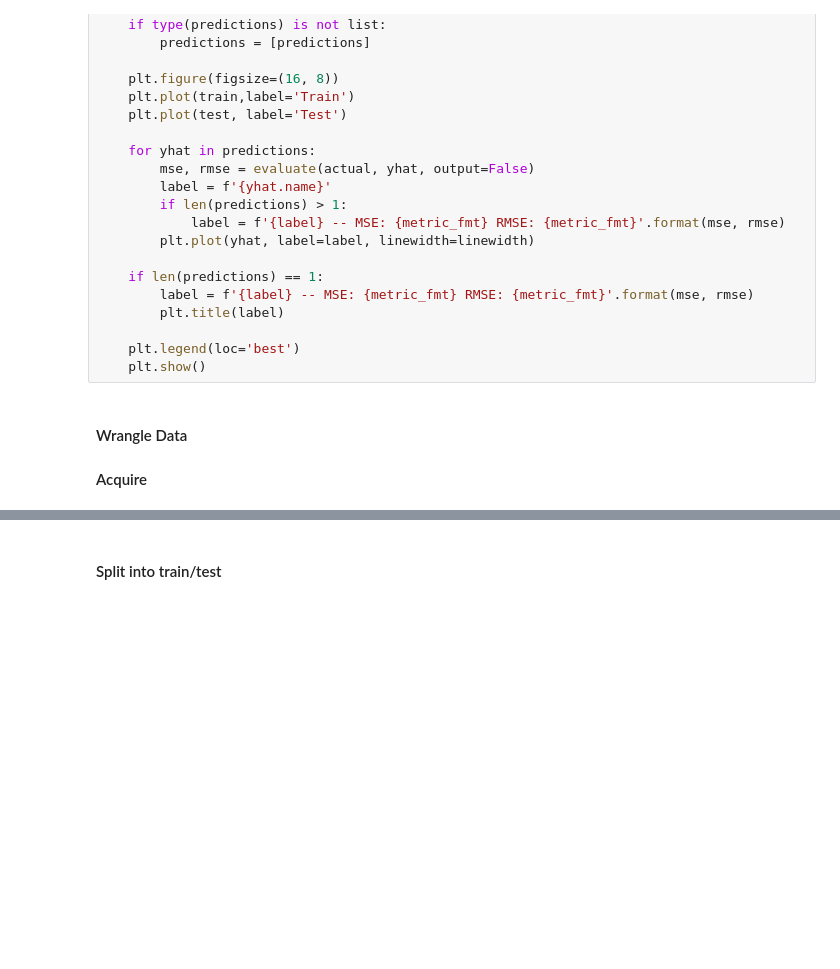
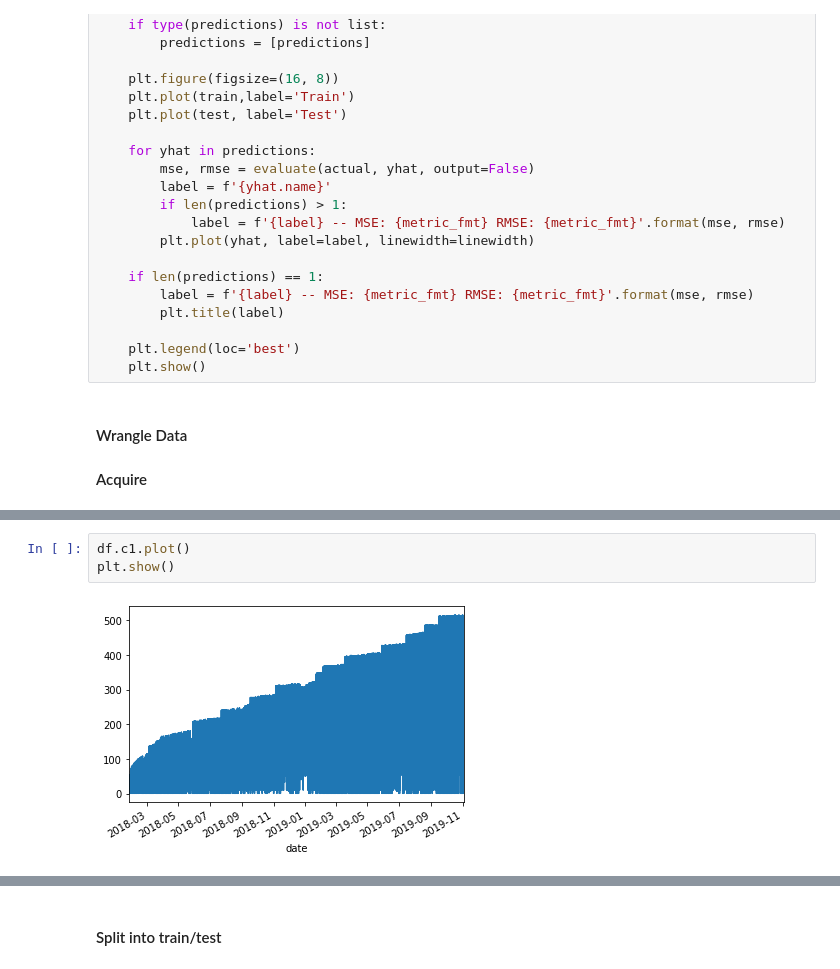
Before and after one commit to Mattsantos541/ds-methodologies-exercises, a Jupyter notebook: anomaly_detection/time_series_anomaly_detection.py or time_series_anomaly_detection..ipynb, the cells around one changed output, grey strips where cells are left out. Saved outputs shown, nothing was run; the diff lists cells and outputs as text; blank space fills up the shorter version.

```diff
--- a/anomaly_detection/time_series_anomaly_detection.py or time_series_anomaly_detection..ipynb
+++ b/anomaly_detection/time_series_anomaly_detection.py or time_series_anomaly_detection..ipynb
@@ -86,0 +163,5 @@ df.head()
+# %%
+df.c1.plot()
+plt.show()
+# %% [output]
+[figure, added]
```
Also changed, not shown: parts of 29 cells of this notebook.
